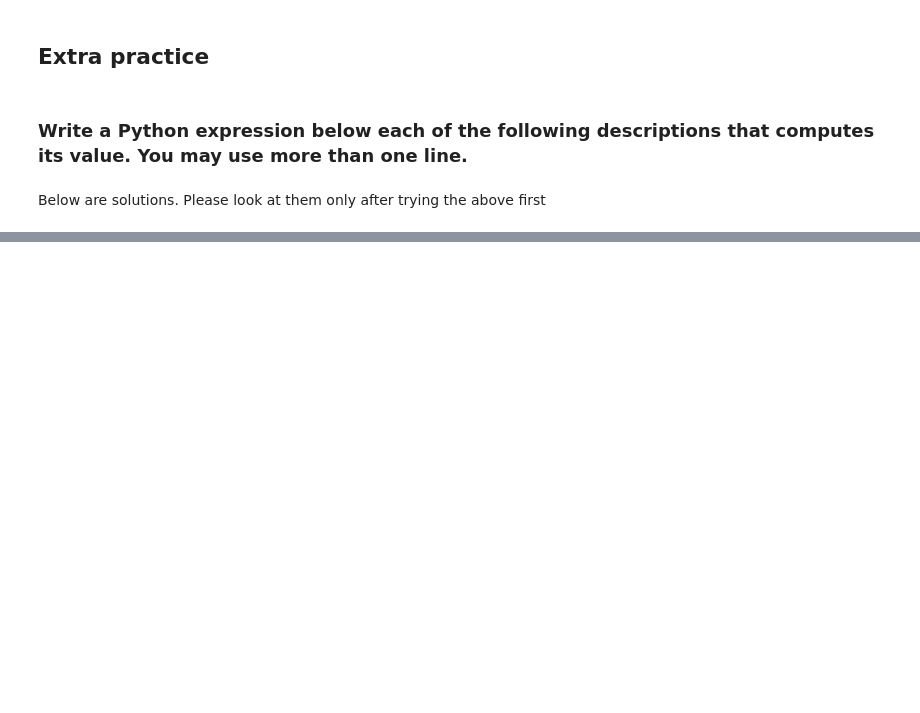
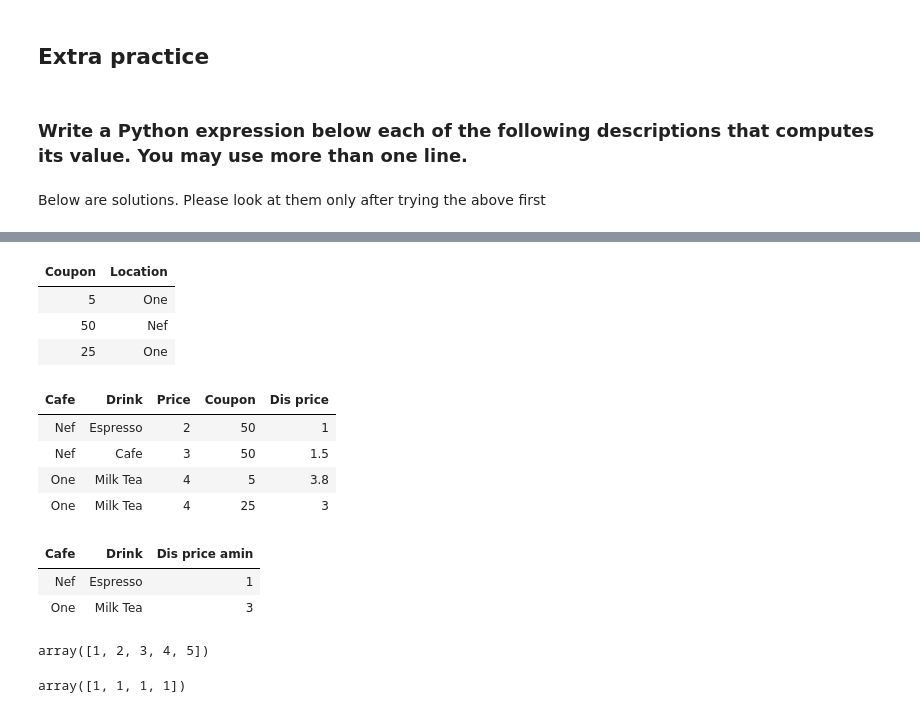
Before and after one commit to AUP-CS2065/lecture, a Jupyter notebook: lec05.ipynb, the cells around one changed output, grey strips where cells are left out. Saved outputs shown, nothing was run; the diff lists cells and outputs as text; code cells hidden in the pictures; blank space fills up the shorter version.

```diff
--- a/lec05.ipynb
+++ b/lec05.ipynb
@@ -383,3 +1071,13 @@ trip.group('End', np.average).where(2, are.above(10*60)).num_rows
 start_counts, end_counts = trip.group('Start').relabeled('count', 'Start Count'), trip.group('End').relabeled('count', 'End Count')
 start_counts.join('Start', end_counts, 'End').where(
     'Start Count', are.above(500)).where('End Count', are.above(500)).num_rows
+# %%
+drinks = Table(['Drink', 'Cafe', 'Price'])
+
+drinks = drinks.with_rows([
+    ['Milk Tea', 'One', 4],
+    ['Espresso', 'Nef',  2],
+    ['Cafe',    'Nef',  3],
+    ['Espresso', "Abe",   2]
+])
+drinks
@@ -385,0 +1090,40 @@ start_counts.join('Start', end_counts, 'End').where(
+# %%
+discounts = Table(['Coupon', 'Location'])
+
+discounts = discounts.with_rows([
+    [5, 'One'],
+    [50, 'Nef'],
+    [25,  'One']
+])
+discounts
+# %% [output]
+| Coupon | Location |
+| 5 | One |
+| 50 | Nef |
+| 25 | One |
+# %%
+combined = drinks.join('Cafe',discounts,'Location')
+# %%
+combined2 = combined.with_column('Dis price', combined.column('Price') - combined.column('Price') * combined.column('Coupon')/100)
+combined2
+# %% [output]
+| Cafe | Drink | Price | Coupon | Dis price |
+| Nef | Espresso | 2 | 50 | 1 |
+| Nef | Cafe | 3 | 50 | 1.5 |
+| One | Milk Tea | 4 | 5 | 3.8 |
+| One | Milk Tea | 4 | 25 | 3 |
+# %%
+combined2.select('Cafe','Dis price').group('Cafe',np.min).join('Dis price amin', combined2, 'Dis price').select('Cafe','Drink','Dis price amin')
+# %% [output]
+| Cafe | Drink | Dis price amin |
+| Nef | Espresso | 1 |
+| One | Milk Tea | 3 |
+# %%
+arr = make_array(1,2,3,4,5)
+arr
+# %% [output]
+array([1, 2, 3, 4, 5])
+# %%
+np.diff(arr)
+# %% [output]
+array([1, 1, 1, 1])
```
Also changed, not shown: parts of 102 cells of this notebook, 1 other file.
